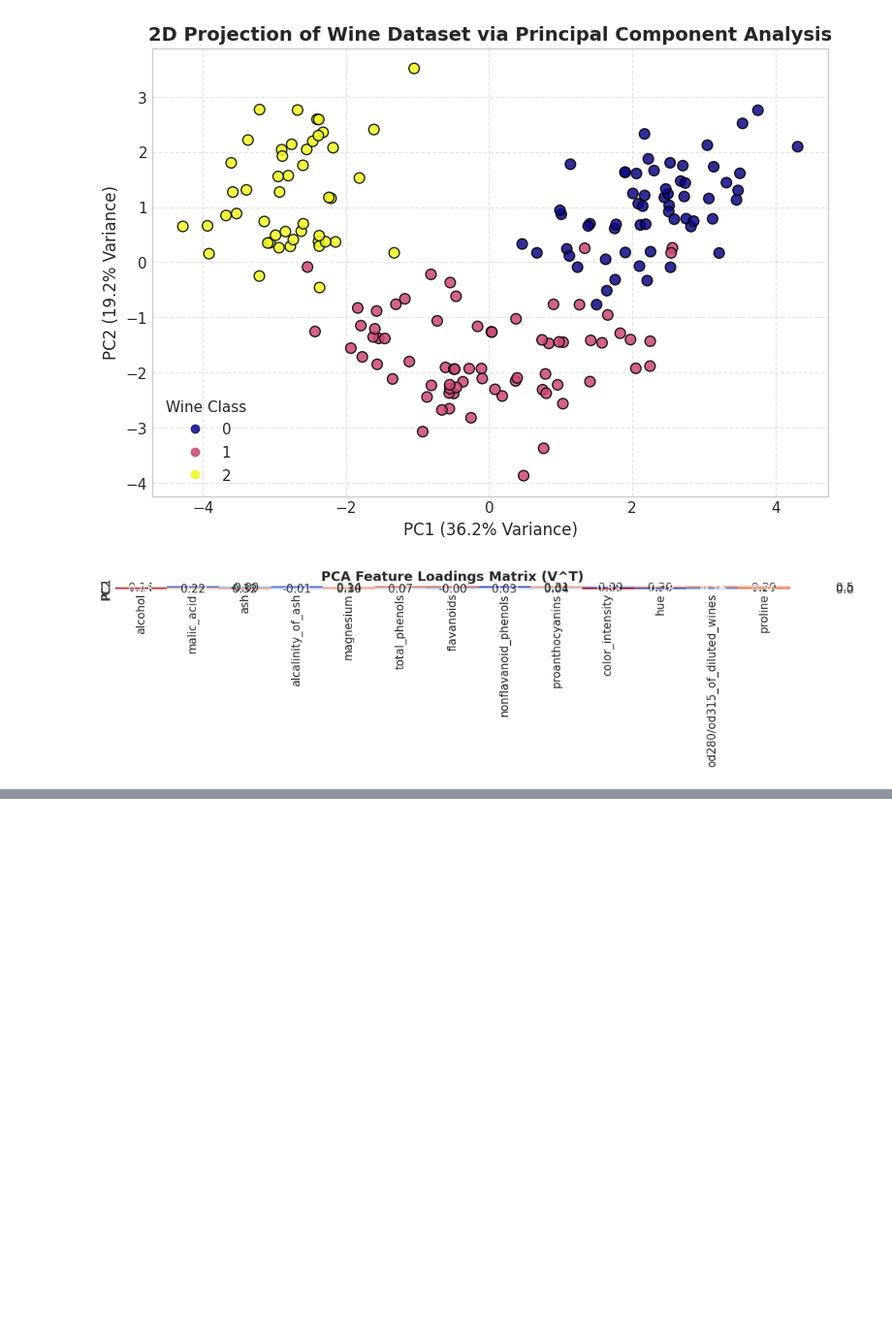
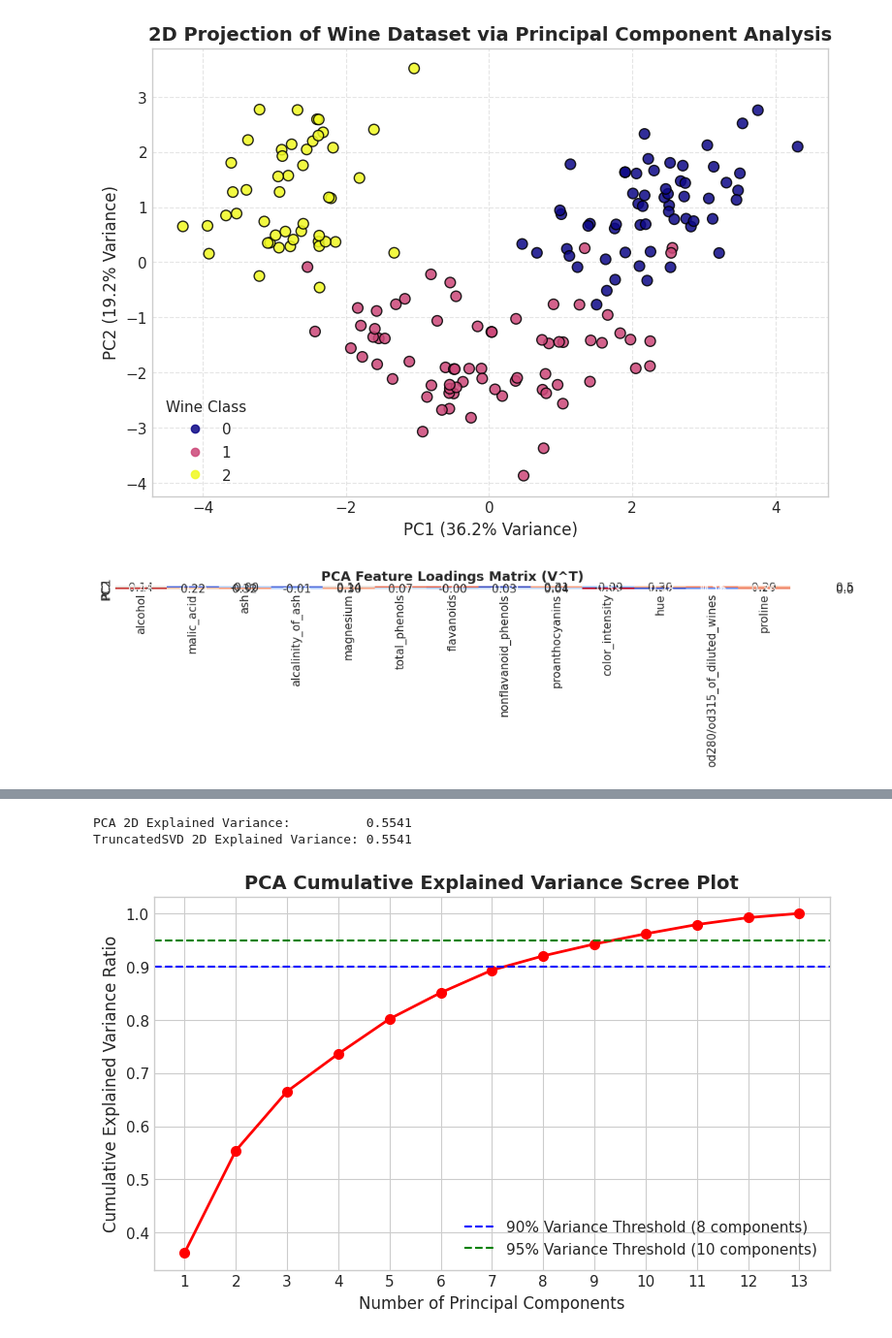
Before and after one commit to preetamvr1595/sklearn, a Jupyter notebook: 04_unsupervised_preprocessing.ipynb, the cells around one changed output, grey strips where cells are left out. Shown at 97% size. Cells and saved outputs as stored; diff of their text form; code cells hidden in the pictures; blank space fills up the shorter version.

Commit message:
feat(04): add PCA cumulative explained variance scree plot and TruncatedSVD sparse matrix comparison

```diff
--- a/04_unsupervised_preprocessing.ipynb
+++ b/04_unsupervised_preprocessing.ipynb
@@ -401,0 +411,30 @@ Total Variance Preserved in 2D: 55.41%
+# %%
+from sklearn.decomposition import TruncatedSVD
+
+# Full PCA to evaluate all 13 components
+pca_full = PCA(random_state=42).fit(X_scaled)
+cum_var = np.cumsum(pca_full.explained_variance_ratio_)
+
+n_comp_90 = np.argmax(cum_var >= 0.90) + 1
+n_comp_95 = np.argmax(cum_var >= 0.95) + 1
+
+plt.figure(figsize=(9, 5))
+plt.plot(range(1, len(cum_var) + 1), cum_var, 'ro-', linewidth=2, markersize=7)
+plt.axhline(0.90, color='blue', linestyle='--', label=f'90% Variance Threshold ({n_comp_90} components)')
+plt.axhline(0.95, color='green', linestyle='--', label=f'95% Variance Threshold ({n_comp_95} components)')
+plt.xlabel('Number of Principal Components', fontsize=12)
+plt.ylabel('Cumulative Explained Variance Ratio', fontsize=12)
+plt.title('PCA Cumulative Explained Variance Scree Plot', fontsize=14, fontweight='bold')
+plt.xticks(range(1, 14))
+plt.legend(loc='lower right')
+plt.grid(True)
+plt.show()
+
+# Compare PCA vs TruncatedSVD
+svd = TruncatedSVD(n_components=2, random_state=42).fit(X_scaled)
+print(f"PCA 2D Explained Variance:          {pca_2d.explained_variance_ratio_.sum():.4f}")
+print(f"TruncatedSVD 2D Explained Variance: {svd.explained_variance_ratio_.sum():.4f}")
+# %% [output]
+PCA 2D Explained Variance:          0.5541
+TruncatedSVD 2D Explained Variance: 0.5541
+[figure, added]
```
Also changed, not shown: parts of 1 cell of this notebook.
